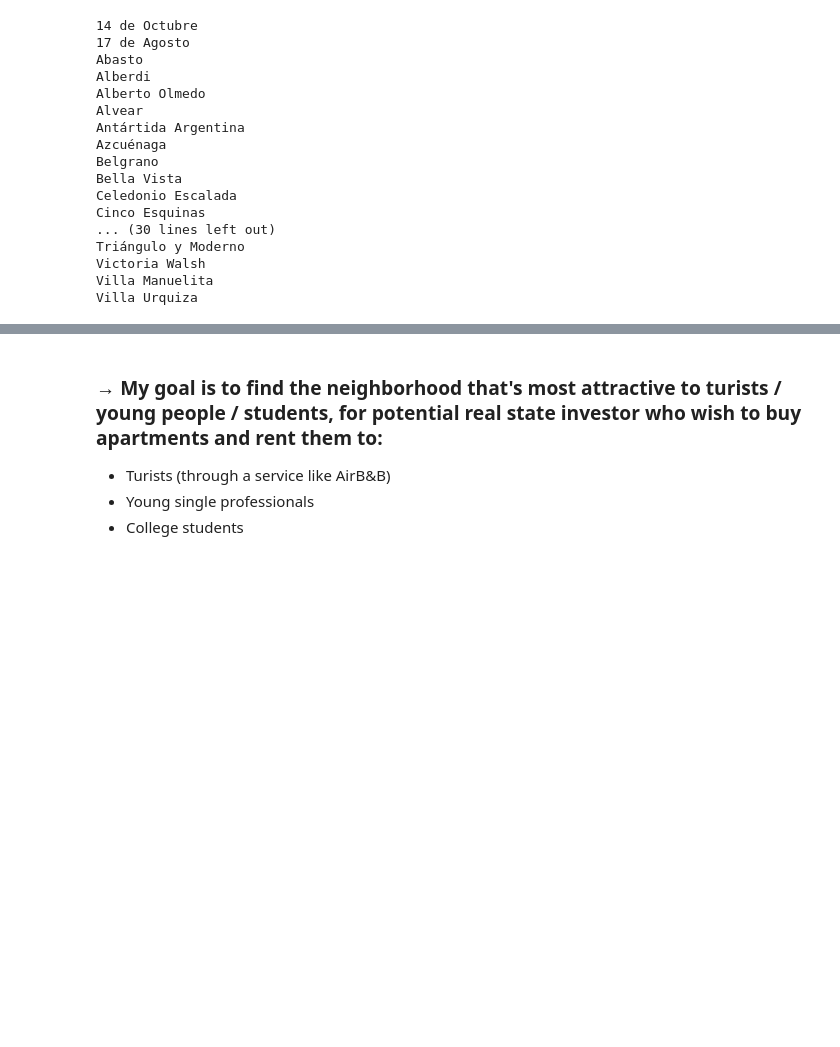
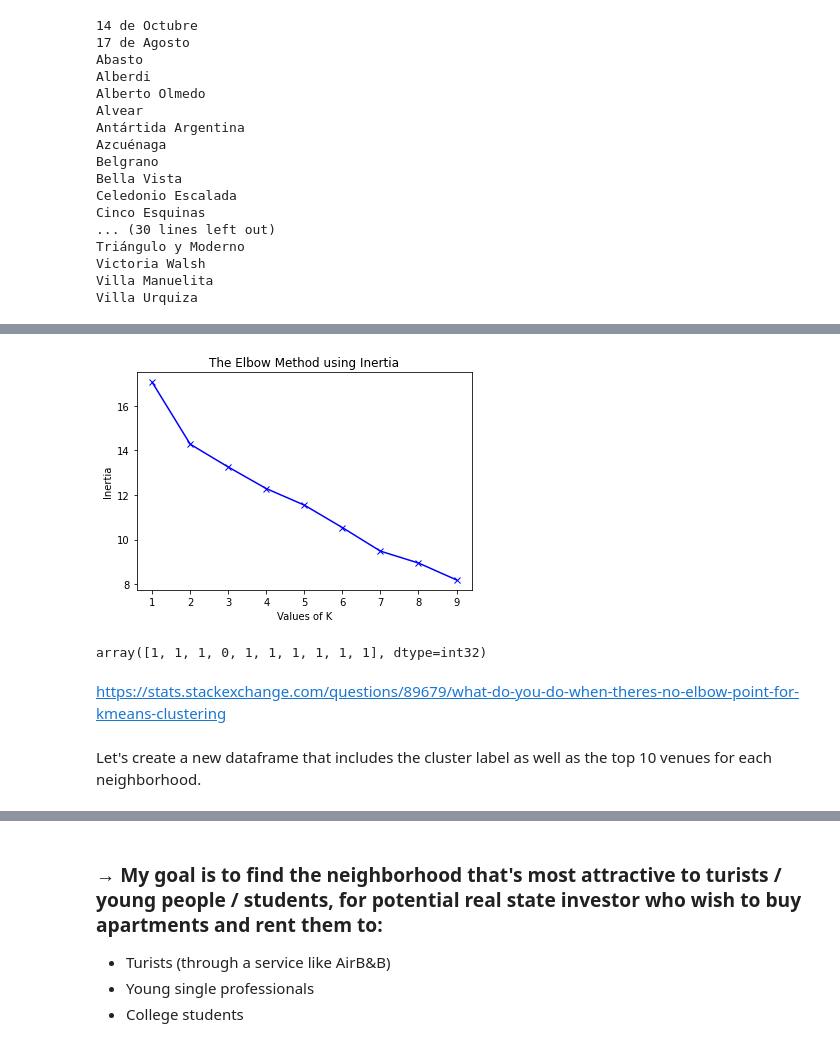
Before and after one commit to alinasansevich/Coursera_Capstone, a Jupyter notebook: Clustering-Neighborhoods-in-Rosario.ipynb, the cells around one changed output, grey strips where cells are left out. Drawn from its saved outputs; the diff is of its cells as text; code cells hidden in the pictures; blank space fills up the shorter version.

```diff
--- a/Clustering-Neighborhoods-in-Rosario.ipynb
+++ b/Clustering-Neighborhoods-in-Rosario.ipynb
@@ -342,0 +713,26 @@ rosario_venues.head()
+# %%
+plt.plot(K, inertias, 'bx-')
+plt.xlabel('Values of K')
+plt.ylabel('Inertia')
+plt.title('The Elbow Method using Inertia')
+plt.show()
+# %% [output]
+[figure, added]
+# %%
+# from New York Data Set
+# set number of clusters
+kclusters = 2
+
+# rosario_grouped_clustering = rosario_grouped.drop('Neighborhood', 1)
+
+# run k-means clustering
+kmeans = KMeans(n_clusters=kclusters, random_state=0).fit(rosario_grouped_clustering)
+
+# check cluster labels generated for each row in the dataframe
+kmeans.labels_[0:10]
+# %% [output]
+array([1, 1, 1, 0, 1, 1, 1, 1, 1, 1], dtype=int32)
+# %% [markdown]
+https://stats.stackexchange.com/questions/89679/what-do-you-do-when-theres-no-elbow-point-for-kmeans-clustering
+# %% [markdown]
+Let's create a new dataframe that includes the cluster label as well as the top 10 venues for each neighborhood.
```
Also changed, not shown: parts of 55 cells of this notebook.
